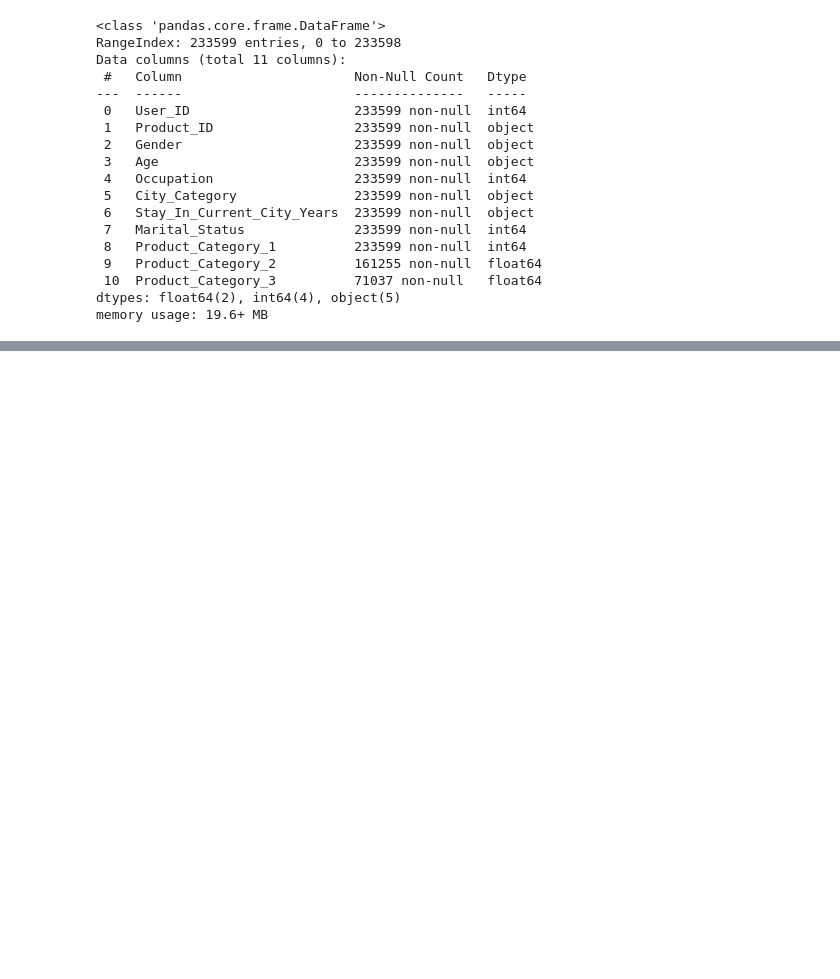
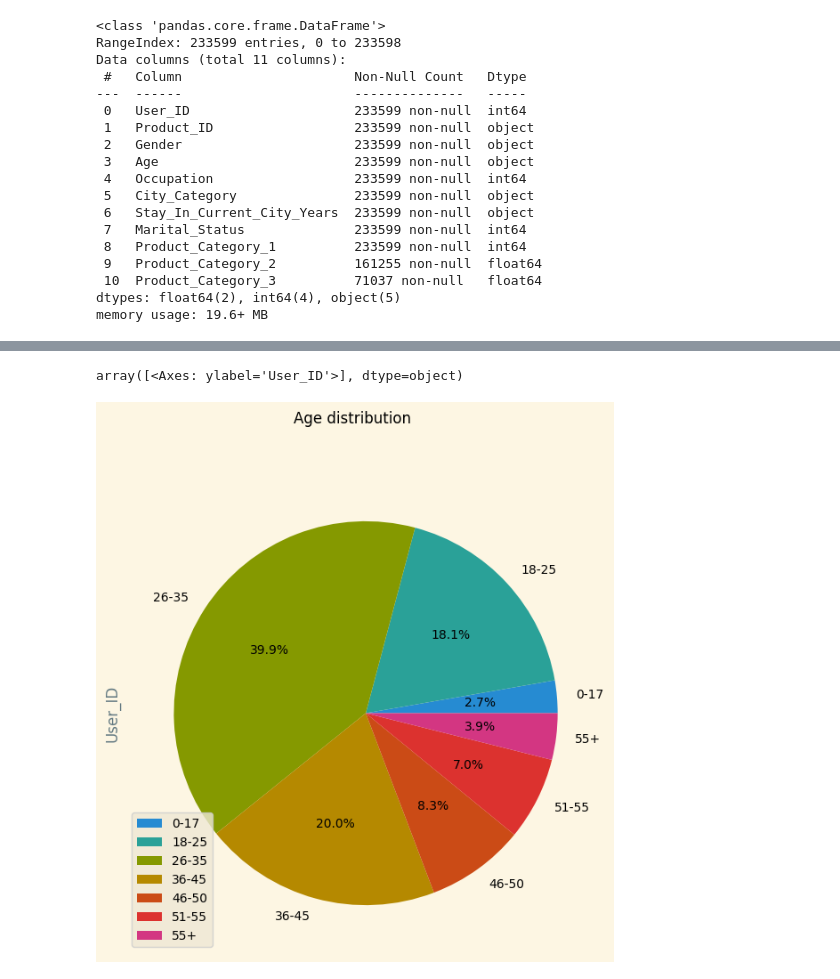
Before and after one commit to Kosta-Dimitrov/Black-Friday-Data-Analysis, a Jupyter notebook: black-friday.ipynb, the cells around one changed output, grey strips where cells are left out. Cells and saved outputs as stored; diff of their text form; code cells hidden in the pictures; blank space fills up the shorter version.

```diff
--- a/black-friday.ipynb
+++ b/black-friday.ipynb
@@ -97,0 +110,8 @@ df_train.describe()
+# %%
+gender_count=df_train[['Age','User_ID']].groupby('Age').count()
+gender_count
+plt.style.use('Solarize_Light2')
+gender_count.plot(kind='pie',autopct='%1.1f%%',subplots=True,title='Age distribution',figsize=(12,7))
+# %% [output]
+array([<Axes: ylabel='User_ID'>], dtype=object)
+[figure, added]
```
Also changed, not shown: parts of 6 cells of this notebook.
